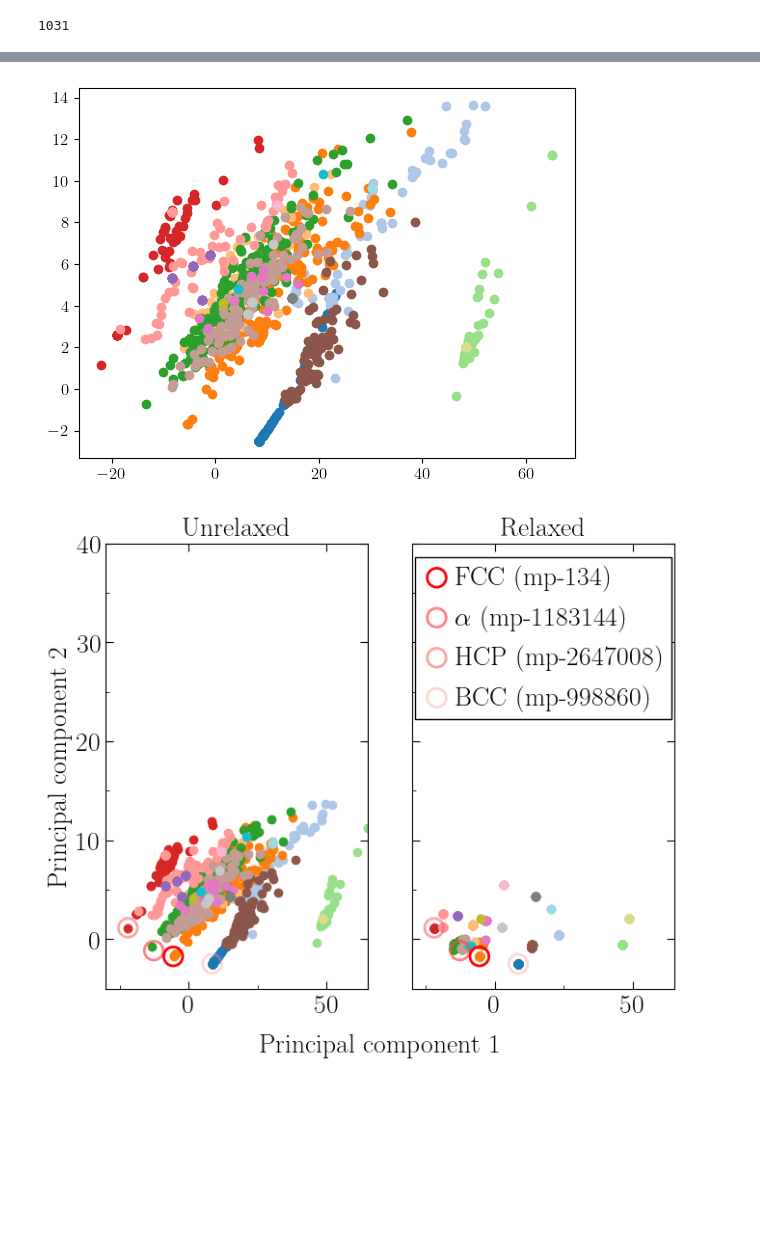
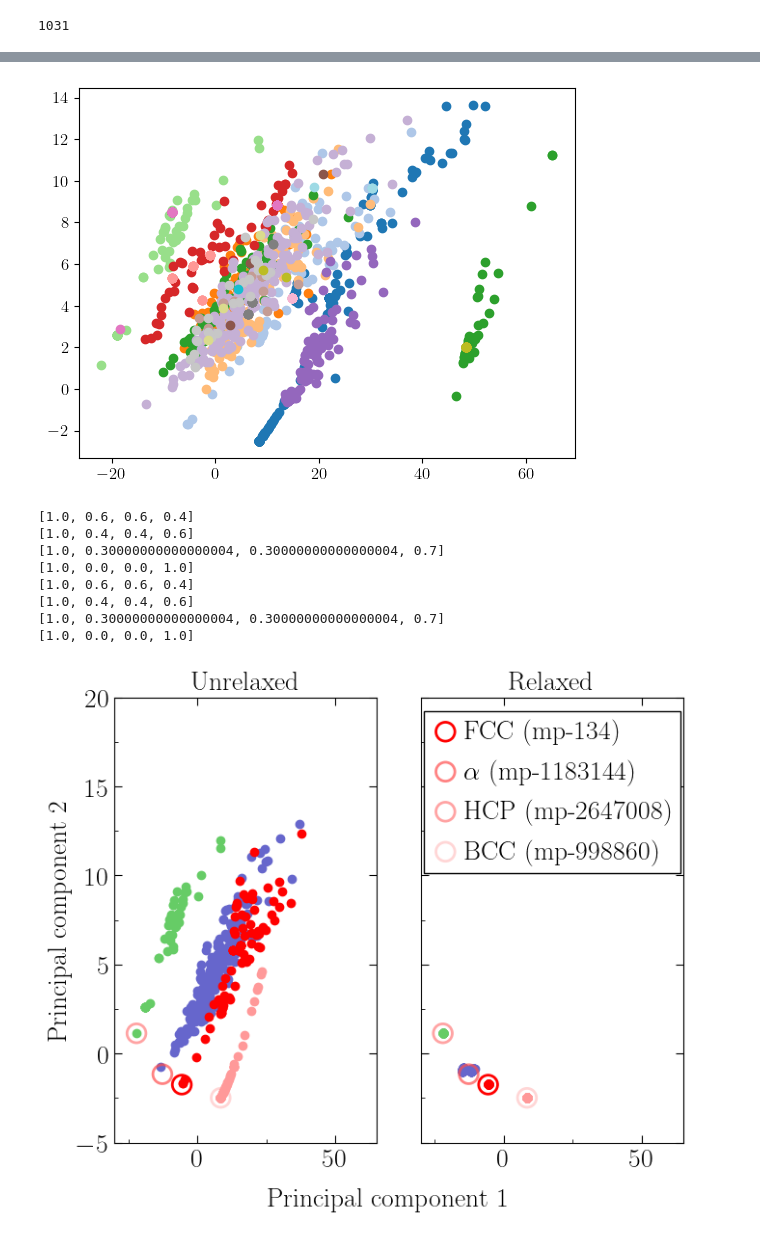
Before and after one commit to ExeQuantCode/RAFFLE, a Jupyter notebook: example/python_pkg/Al_learn/pca_placement_boa_ratios.ipynb, the cells around one changed output, grey strips where cells are left out. Saved outputs shown, nothing was run; the diff lists cells and outputs as text; code cells hidden in the pictures; blank space fills up the shorter version.

```diff
--- a/example/python_pkg/Al_learn/pca_placement_boa_ratios.ipynb
+++ b/example/python_pkg/Al_learn/pca_placement_boa_ratios.ipynb
@@ -25,8 +25,8 @@ plt.rcParams["axes.formatter.use_mathtext"] = True
 ## Set the plotting parameters
 seed = 0
 identifier = ""
-prefix = ""
-method = "2"
+prefix = "DRatios/DALL_TMP/"
+method = "_v1_r0_w0_g0_m0"
 # %%
 ## Set the descriptors
 from agox.models.descriptors import SOAP
@@ -181,19 +181,26 @@ print(min_energy_index)
 # %% [output]
 1031
 # %%
-tol = 2  # Adjust as needed
+tol_x = 3  # Adjust as needed
+tol_y = 0.2
 clusters = []         # will store the current "center" of each cluster (basin)
 cluster_indices = []  # list of lists: each sublist stores indices belonging to that cluster
 
 for i, pt in enumerate(rlxd_X_reduced):
     assigned = False
     for j, center in enumerate(clusters):
-        if np.linalg.norm(pt - center) < tol:
+        if all( abs(pt - center) < [tol_x, tol_y] ):
             # Add index to this cluster and update the cluster center (mean of points)
             cluster_indices[j].append(i)
             clusters[j] = np.mean(rlxd_X_reduced[cluster_indices[j]], axis=0)
             assigned = True
             break
+        # if np.linalg.norm(pt - center) < tol:
+        #     # Add index to this cluster and update the cluster center (mean of points)
+        #     cluster_indices[j].append(i)
+        #     clusters[j] = np.mean(rlxd_X_reduced[cluster_indices[j]], axis=0)
+        #     assigned = True
+        #     break
     if not assigned:
         # Start a new cluster
         clusters.append(pt.copy())
@@ -231,7 +235,7 @@ colors = cm.tab20(np.linspace(0, 1, n_clusters))
 for idx, indices in enumerate(cluster_indices):
     plt.scatter(unrlxd_X_reduced[indices, 0],unrlxd_X_reduced[indices, 1], color=colors[idx])
 # %% [output]
-[figure, old version]
+[figure, new version]
 # %%
 ## Plot the PCA
 fig, axes = plt.subplots(nrows=1, ncols=2, figsize=(8, 6))
@@ -242,10 +246,21 @@ plt.subplots_adjust(wspace=0.05, hspace=0)
 #max_en = min(3.0, max(np.max(unrlxd_delta_en_per_atom), np.max(rlxd_delta_en_per_atom)))
 
 ## Plot the PCA
-for idx, indices in enumerate(cluster_indices):
-    #plt.scatter(unrlxd_X_reduced[indices, 0],unrlxd_X_reduced[indices, 1], color=colors[idx])
-    axes[0].scatter(unrlxd_X_reduced[indices, 0], unrlxd_X_reduced[indices, 1], color=colors[idx])
-    axes[1].scatter(rlxd_X_reduced[indices, 0], rlxd_X_reduced[indices, 1], color=colors[idx])
+colorlist = [
+    (0.4, 0.4, 0.8, 1.0),
+    (0.4, 0.8, 0.4, 1.0),
+    (1.0, 0.0, 0.0, 1.0),
+    (1.0, 0.6, 0.6, 1.0),
+    ]
+i = -1
+for idx, indices in reversed(list(enumerate(cluster_indices))):
+    # if idx in [ 0, 2, 4, 6]:
+    # if idx in [ 0, 1, 4, 6]:
+     if idx in [ 0, 2, 7, 12]: # [tol_x = 3, tol_y = 0.2]
+        i += 1
+        #plt.scatter(unrlxd_X_reduced[indices, 0],unrlxd_X_reduced[indices, 1], color=colors[idx])
+        axes[0].scatter(unrlxd_X_reduced[indices, 0], unrlxd_X_reduced[indices, 1], color=colorlist[i])
+        axes[1].scatter(rlxd_X_reduced[indices, 0], rlxd_X_reduced[indices, 1], color=colorlist[i])
 
 #axes[0].scatter(unrlxd_X_reduced[:, 0], unrlxd_X_reduced[:, 1], c=unrlxd_delta_en_per_atom, cmap="viridis", vmin = 0, vmax = max_en)
 #axes[1].scatter(rlxd_X_reduced[:, 0], rlxd_X_reduced[:, 1], c=rlxd_delta_en_per_atom, cmap="viridis", vmin = 0, vmax = max_en)
@@ -256,6 +271,7 @@ sorted_pairs = sorted(zip(opacity_list, known_X_reduced, known_phase_labels), ke
 ## Add the minimum energy structures to the plot
 for ax in axes:
     for i, X in enumerate(sorted_pairs):
+        print([1.0, 1.0-X[0], 1.0-X[0], X[0]])
         ax.scatter(X[1][0], X[1][1], s=200, edgecolor=[1.0, 1.0-X[0], 1.0-X[0], X[0]], facecolor='none', linewidth=2, label=X[2])
     if ax == axes[1]:
         handles, labels = ax.get_legend_handles_labels()
@@ -278,35 +294,43 @@ else:
 for ax in axes:
     ax.tick_params(axis='both', direction='in', length=6, labelsize=20)
     # ax.yaxis.set_major_locator(MultipleLocator(3))
     ax.yaxis.set_minor_locator(AutoMinorLocator(2))
     ax.xaxis.set_minor_locator(AutoMinorLocator(2))
     ax.tick_params(axis='both', which='minor', length=3, direction='in')
     ax.set_xlim(xlims)
     ax.set_ylim(ylims)
 
 ## Unify tick labels
 xticks = axes[0].get_xticks()
 xticks = xticks[(xticks >= xlims[0]) & (xticks <= xlims[1])]
 
 axes[1].set_xticks(xticks)
 axes[1].set_yticklabels([])
 axes[0].tick_params(axis='x', labelbottom=True, top=True)
 axes[1].tick_params(axis='x', labelbottom=True, top=True)
 axes[0].tick_params(axis='y', labelbottom=True, right=True)
 axes[1].tick_params(axis='y', labelbottom=True, right=True)
 
 ## Make axes[0] and axes[1] the same width
 axes[0].set_box_aspect(1.7)
 axes[1].set_box_aspect(1.7)
 
 ## Add colorbar next to the axes
 #cbar = fig.colorbar(axes[1].collections[0], ax=axes, orientation='vertical', fraction=0.085, pad=0.02)
 #cbar.set_label('Formation energy (eV/atom)', fontsize=15)
 
 ## Save the figure
-plt.savefig('Al_RAFFLE_pca_'+rlxd_string+'_fit_seed'+str(seed)+'_bucket_'+method+'.pdf', bbox_inches='tight', pad_inches=0, facecolor=fig.get_facecolor(), edgecolor='none')
+plt.savefig('Al_RAFFLE_pca_'+rlxd_string+'_fit_seed'+str(seed)+'_boa'+method+'.pdf', bbox_inches='tight', pad_inches=0, facecolor=fig.get_facecolor(), edgecolor='none')
 # %% [output]
+[1.0, 0.6, 0.6, 0.4]
+[1.0, 0.4, 0.4, 0.6]
+[1.0, 0.30000000000000004, 0.30000000000000004, 0.7]
+[1.0, 0.0, 0.0, 1.0]
+[1.0, 0.6, 0.6, 0.4]
+[1.0, 0.4, 0.4, 0.6]
+[1.0, 0.30000000000000004, 0.30000000000000004, 0.7]
+[1.0, 0.0, 0.0, 1.0]
-[figure, old version]
+[figure, new version]
 # %%
 ## Identify the line of structures in the lower right corner
 for i in range(len(rlxd_X_reduced)):
```
Also changed, not shown: parts of 4 cells of this notebook.
